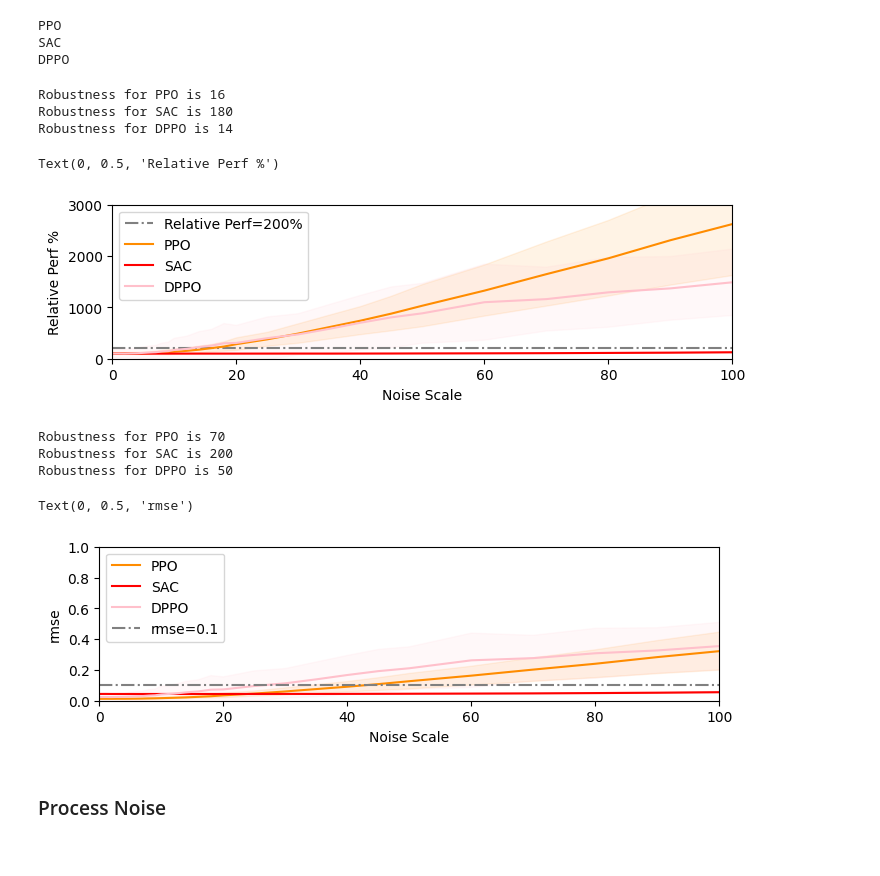
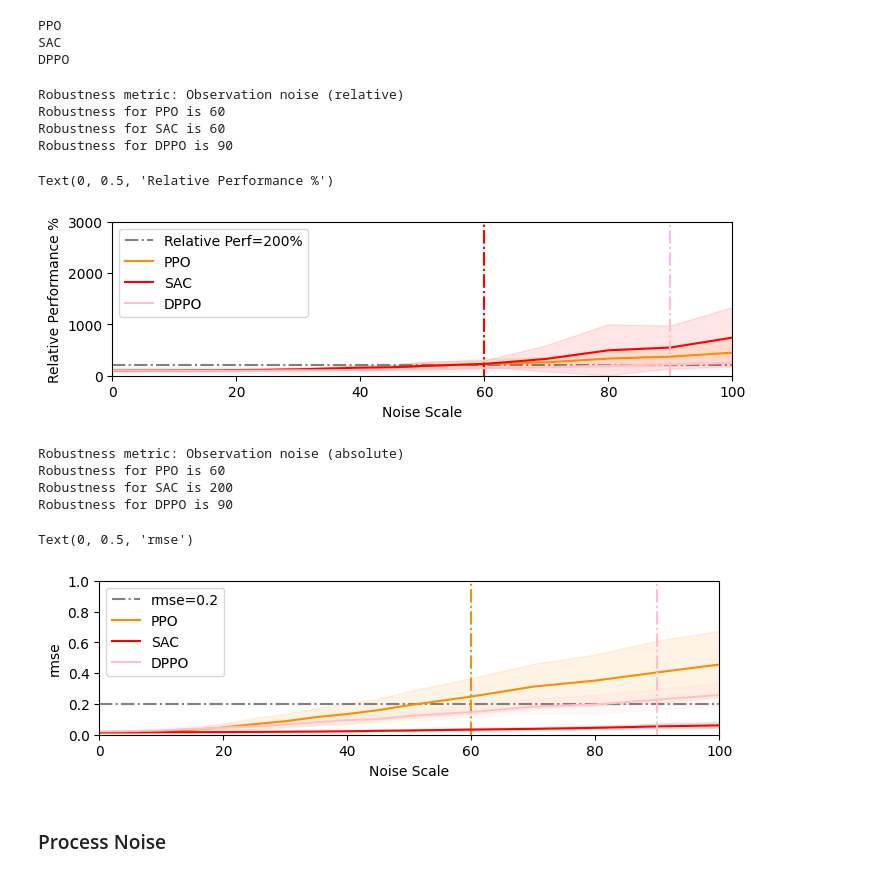
Before and after one commit to middleyuan/safe-control-gym, a Jupyter notebook: examples/rl/data_analysis.ipynb, the cells around one changed output. Cells and saved outputs as stored; diff of their text form; code cells hidden in the pictures.

```diff
--- a/examples/rl/data_analysis.ipynb
+++ b/examples/rl/data_analysis.ipynb
@@ -58,23 +64,25 @@ legends = {
 # data_dir = "/home/savvyfox/Misc/lsy_workstation_02/Projects/scg-exp/examples/rl/Results/prefinal_ilqr_ref"
 data_dir1 = "/home/savvyfox/Misc/Olaf/Projects/scg-exp/examples/rlmpc/Results/ppo_mpc_update"
 data_dir0 = "/home/savvyfox/Misc/lsy_workstation_02/Projects/scg-exp/examples/rl/Results/final_7"
-data_dir2 = "/home/savvyfox/Misc/lsy_workstation_06/Projects/scg-exp/examples/rl/Results/final2"
+data_dir2 = "/home/savvyfox/Misc/lsy_workstation_06/Projects/scg-exp/examples/rl/Results/final3"
 data_dir4 = "/home/savvyfox/Misc/lsy_workstation_02/Projects/scg-exp/examples/rlmpc/Results/final8"
+data_dir5 = "/home/savvyfox/Misc/lsy_workstation_02/Projects/scg-exp/examples/rl/Results/fina_test"
 exp_name = "robustness_pm"
 data_paths = {
     "PPO": data_dir2 + "/" + exp_name + "/quadrotor_2D_attitude_ppo_data",
-    "SAC": data_dir2 + "/" + exp_name + "/quadrotor_2D_attitude_sac_data",
+    "SAC": data_dir5 + "/" + exp_name + "/quadrotor_2D_attitude_sac_data",
     "DPPO": data_dir2 + "/" + exp_name + "/quadrotor_2D_attitude_dppo_data",
     # "PPO-MPC": data_dir4 + "/" + exp_name + "/quadrotor_2D_attitude_ppo_mpc_data",
 }
 
 #### Seeds
-n_seeds = 10
+n_seeds = 5
 seeds = [i for i in range(0, n_seeds)]
 # %% [markdown]
 ## Performance metric
 # %%
 perf_metric = defaultdict(lambda: {'rmse': [], 'rmse_std': [], 'success': []})
+log("Task Performance")
 for method in data_paths.keys():
     for seed in seeds:
         path = data_paths[method] + "/seed"+ str(seed) +"_*/perf_metric.npy"
@@ -82,5 +90,5 @@ for method in data_paths.keys():
         temp = np.load(file_path[0], allow_pickle=True).item()
         perf_metric[method]['rmse'].append(temp['rmse'])
         perf_metric[method]['rmse_std'].append(temp['rmse_std'])
-    print(f"Performance of {method} is {np.array(perf_metric[method]['rmse']).mean()} +/- {np.array(perf_metric[method]['rmse']).std()}")
+    log(f"Performance of {method} is {np.array(perf_metric[method]['rmse']).mean()} +/- {np.array(perf_metric[method]['rmse']).std()}")
 # %% [output]
@@ -113,6 +124,7 @@ DPPO
 # gp_mpc_data['rmse'][:, -1].mean()
 # %%
 eval_data = {}
+log("Sample efficiency")
 mean_fn = np.percentile
 perc = 80
 threshold, samples_till = 1.2, 2.0e6
@@ -127,7 +139,6 @@ plt.axhline(xmin=0.0, xmax=1.95, y=0.1, linestyle='-.', color=plot_colors["iLQR"
 #                 color=plot_colors["GP-MPC"], alpha=0.25)
 
 for t, method in enumerate(data_paths.keys()):
-    print(method)
     temp = np.zeros((n_seeds, 6, perf_data[method][seeds[0]]["data"].shape[0]))
     for seed in seeds:
         temp[seed, 0, :] = perf_data[method][seed]["data"]
@@ -142,7 +153,7 @@ for t, method in enumerate(data_paths.keys()):
     # if perf_metric:
     #     rmse_ref = np.array(perf_metric[method]['rmse']).mean()
     mask = rmse_mean < threshold * rmse_ref
-    print(f"Threshold: {threshold * rmse_ref} with data axis: {temp[0,0, mask]}")
+    log(f"For {method}, Threshold: {threshold * rmse_ref} with data axis: {temp[0,0, mask][0]}")
 
     plt.plot(temp[0,0,:]+1, rmse_mean, color=plot_colors[method], label=legends[method])
     plt.fill_between(temp[0,0,:]+1,
@@ -157,4 +168,5 @@ plt.xlabel("Training steps")
 plt.ylabel("rmse")
 # plt.title("Task: Quadrotor 2D")
 # plt.savefig("performance_logx.pdf",bbox_inches="tight", pad_inches=0.1)
+log("\n")
 # %% [output]
@@ -196,9 +194,9 @@ Performance of DPPO is 0.09609351373631063 +/- 0.0244892192779675
 # %%
 episode_len_list = [9, 10, 11, 12, 13, 14, 15]
 episode_len_list2 = [4.5, 5, 5.5, 6, 6.5, 7, 7.5]
+log("Generalization metric")
 transfer_metric = defaultdict(lambda: {'rmse': [], 'rmse_std': [], 'success': []})
 for method in data_paths.keys():
-    print(method)
     transfer_metric.update({method: {'rmse': [], 'rmse_std': []}})
     for T in episode_len_list:
         rmse, rmse_std = [], []
@@ -210,6 +208,9 @@ for method in data_paths.keys():
             rmse_std.append(temp['rmse_std'])
         transfer_metric[method]['rmse'].append(np.array(rmse).mean())
         transfer_metric[method]['rmse_std'].append(np.array(rmse_std).mean())
+        log(f"Performance of {method} for episode length of {T} is {np.array(rmse).mean()} +/- {np.array(rmse_std).mean()}")
     transfer_metric[method]['rmse'] = np.array(transfer_metric[method]['rmse'])
     transfer_metric[method]['rmse_std'] = np.array(transfer_metric[method]['rmse_std'])
+    log("")
+log("\n")
 # %% [output]
@@ -292,47 +308,50 @@ SAC
 DPPO
 # %%
 threshold = 200
-
+log("Robustness metric: Observation noise (relative)")
 fig = plt.figure(figsize=(8, 2))
-plt.plot(noise_scale, [200]*len(noise_scale), color='grey', linestyle='-.', label='Relative Perf=200%')
+plt.plot(noise_scale, [threshold]*len(noise_scale), color='grey', linestyle='-.', label='Relative Perf='+str(threshold)+'%')
 for method in metric.keys():
     temp, temp_std1, temp_std2 = [], [], []
-    traj_success_till, perf0 = 2.0e6, None
+    traj_success_till, perf0 = 200, None
     for k, ns in enumerate(noise_scale):
         data = np.array(metric[method][ns]['rmse'])
         temp.append(data.mean())
         if perf0 is None:
             perf0 = data.mean()
         temp_std1.append(data.mean() - data.std())
         temp_std2.append(data.mean() + data.std())
         # if not all(metric[method][ns]['success']) and traj_success_till > ns:
         #     traj_success_till = ns
         if data.mean()*100/perf0 > threshold and traj_success_till > ns:
             traj_success_till = ns
     temp = np.array(temp)
     temp_std1, temp_std2 = np.array(temp_std1), np.array(temp_std2)
-    print(f"Robustness for {method} is {traj_success_till}")
+    log(f"Robustness for {method} is {traj_success_till}")
 
     plt.plot(noise_scale, temp*100/temp[0], color=plot_colors[method], label=method)
     plt.fill_between(noise_scale, temp_std1*100/temp[0], temp_std2*100/temp[0], color=plot_colors[method], alpha=0.1)
+    plt.axvline(x=traj_success_till, linestyle='-.', color=plot_colors[method])
     # plt.fill_between([traj_success_till, 100], [1, 1], color='r', alpha=0.25, label=method)
 
 plt.legend()
 plt.ylim(0,3000)
 plt.xlim(0,100)
 plt.xlabel("Noise Scale")
-plt.ylabel("Relative Perf %")
+plt.ylabel("Relative Performance %")
 # plt.savefig("robustness_ob_rl.pdf",bbox_inches="tight", pad_inches=0.1)
 # %% [output]
-Robustness for PPO is 16
-Robustness for SAC is 180
-Robustness for DPPO is 14
+Robustness metric: Observation noise (relative)
+Robustness for PPO is 60
+Robustness for SAC is 60
+Robustness for DPPO is 90
-Text(0, 0.5, 'Relative Perf %')
+Text(0, 0.5, 'Relative Performance %')
-[figure, old version]
+[figure, new version]
 # %%
 threshold = 0.2
-
+log("Robustness metric: Observation noise (absolute)")
 fig = plt.figure(figsize=(8, 2))
+plt.plot(noise_scale, [threshold]*len(noise_scale), color='grey', linestyle='-.', label='rmse='+str(threshold))
 for method in metric.keys():
     temp, temp_std1, temp_std2 = [], [], []
     traj_success_till = 200
@@ -345,16 +364,12 @@ for method in metric.keys():
             traj_success_till = ns
     temp = np.array(temp)
     temp_std1, temp_std2 = np.array(temp_std1), np.array(temp_std2)
-    print(f"Robustness for {method} is {traj_success_till}")
+    log(f"Robustness for {method} is {traj_success_till}")
 
     plt.plot(noise_scale, temp, color=plot_colors[method], label=method)
     plt.fill_between(noise_scale, temp_std1, temp_std2, color=plot_colors[method], alpha=0.1)
+    plt.axvline(x=traj_success_till, linestyle='-.', color=plot_colors[method])
     # plt.fill_between([traj_success_till, 100], [1, 1], color='r', alpha=0.25, label=method)
-
-plt.plot(noise_scale, [0.1]*len(noise_scale), color='grey', linestyle='-.', label='rmse=0.1')
-# plt.text(16, 500, 'PPO \nearly stop')
-# plt.text(31, 500, 'SAC \nearly stop')
-# plt.text(16, 2500, 'DPPO \nearly stop')
 
 plt.legend()
 plt.ylim(0,1.0)
@@ -363,8 +378,9 @@ plt.xlabel("Noise Scale")
 plt.ylabel("rmse")
 # plt.savefig("robustness_ob_rl.pdf",bbox_inches="tight", pad_inches=0.1)
 # %% [output]
-Robustness for PPO is 70
+Robustness metric: Observation noise (absolute)
+Robustness for PPO is 60
 Robustness for SAC is 200
-Robustness for DPPO is 50
+Robustness for DPPO is 90
 Text(0, 0.5, 'rmse')
-[figure, old version]
+[figure, new version]
```
Also changed, not shown: parts of 22 cells of this notebook.
